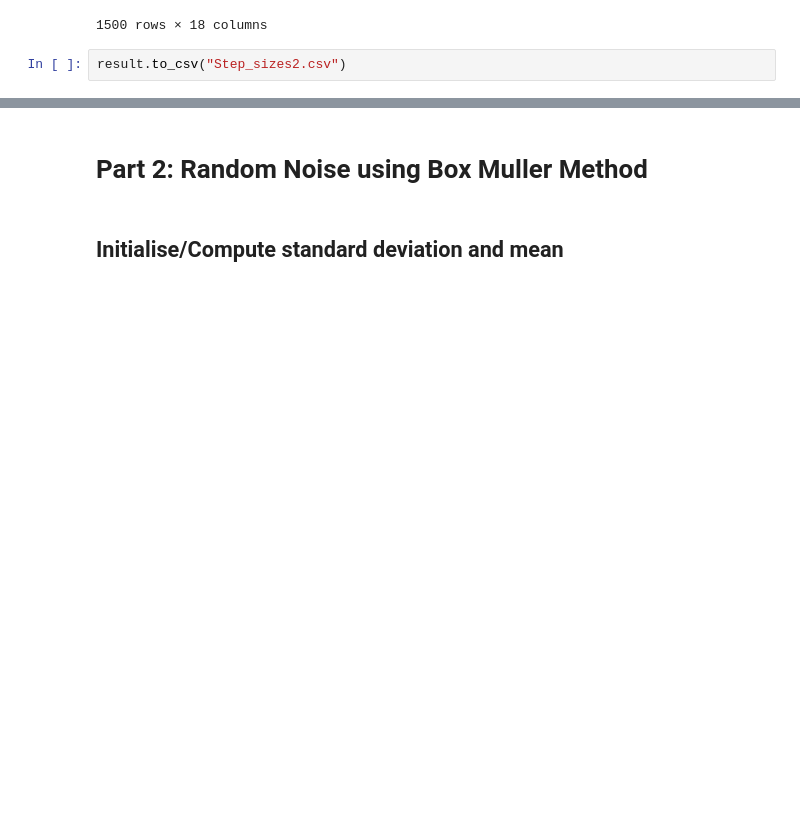
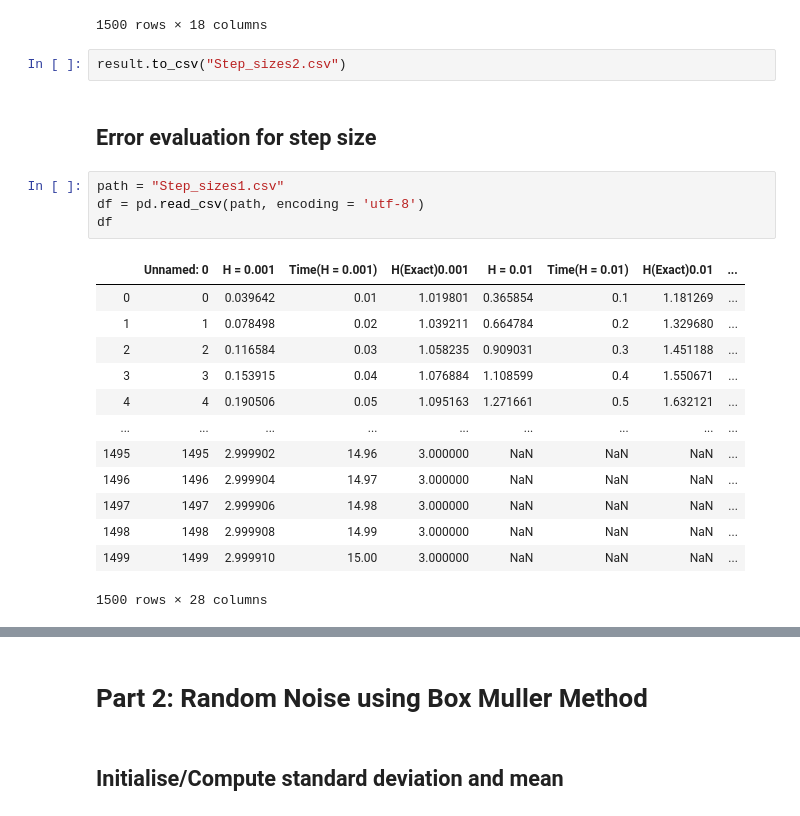
Before and after one commit to Kikumu/Computational-science-practice, a Jupyter notebook: CourseProject/Computational-Science-ACW.ipynb, the cells around one changed output, grey strips where cells are left out. Drawn from its saved outputs; the diff is of its cells as text; blank space fills up the shorter version.

```diff
--- a/CourseProject/Computational-Science-ACW.ipynb
+++ b/CourseProject/Computational-Science-ACW.ipynb
@@ -231,3 +231,23 @@ result
 1500 rows × 18 columns
 # %%
 result.to_csv("Step_sizes2.csv")
+# %% [markdown]
+## Error evaluation for step size
+# %%
+path = "Step_sizes1.csv"
+df = pd.read_csv(path, encoding = 'utf-8')
+df
+# %% [output]
+|  | Unnamed: 0 | H = 0.001 | Time(H = 0.001) | H(Exact)0.001 | H = 0.01 | Time(H = 0.01) | H(Exact)0.01 | ... |
+| 0 | 0 | 0.039642 | 0.01 | 1.019801 | 0.365854 | 0.1 | 1.181269 | ... |
+| 1 | 1 | 0.078498 | 0.02 | 1.039211 | 0.664784 | 0.2 | 1.329680 | ... |
+| 2 | 2 | 0.116584 | 0.03 | 1.058235 | 0.909031 | 0.3 | 1.451188 | ... |
+| 3 | 3 | 0.153915 | 0.04 | 1.076884 | 1.108599 | 0.4 | 1.550671 | ... |
+| 4 | 4 | 0.190506 | 0.05 | 1.095163 | 1.271661 | 0.5 | 1.632121 | ... |
+| ... | ... | ... | ... | ... | ... | ... | ... | ... |
+| 1495 | 1495 | 2.999902 | 14.96 | 3.000000 | NaN | NaN | NaN | ... |
+| 1496 | 1496 | 2.999904 | 14.97 | 3.000000 | NaN | NaN | NaN | ... |
+| 1497 | 1497 | 2.999906 | 14.98 | 3.000000 | NaN | NaN | NaN | ... |
+| 1498 | 1498 | 2.999908 | 14.99 | 3.000000 | NaN | NaN | NaN | ... |
+| 1499 | 1499 | 2.999910 | 15.00 | 3.000000 | NaN | NaN | NaN | ... |
+1500 rows × 28 columns
```
Also changed, not shown: parts of 5 cells of this notebook, 1 other file.
